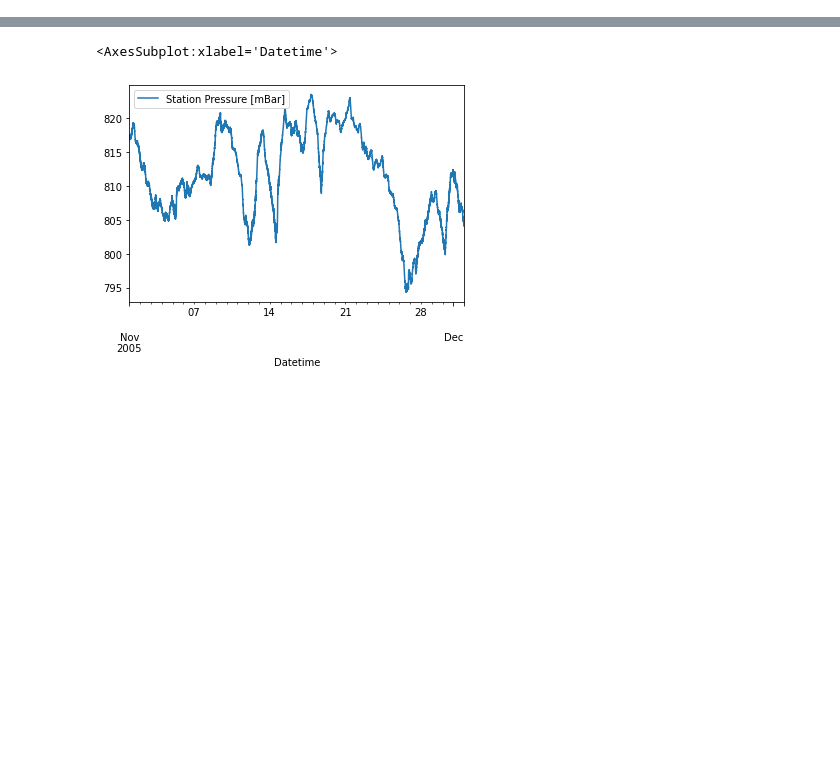
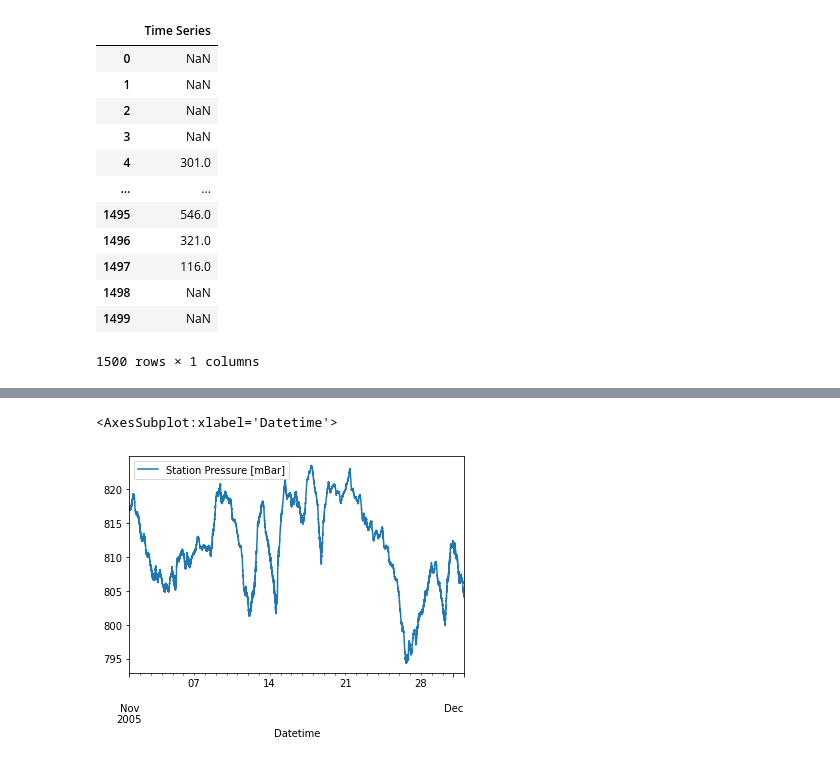
Before and after one commit to avilla2/cis422-project1, a Jupyter notebook: test_pre.ipynb, the cells around one changed output, grey strips where cells are left out. Cells and saved outputs as stored; diff of their text form; code cells hidden in the pictures; blank space fills up the shorter version.

```diff
--- a/test_pre.ipynb
+++ b/test_pre.ipynb
@@ -13,0 +15,17 @@ df.plot()
+# %%
+df = df.replace(0, np.nan)
+df.iloc[:,:]
+# %% [output]
+|  | Time Series |
+| 0 | NaN |
+| 1 | NaN |
+| 2 | NaN |
+| 3 | NaN |
+| 4 | 301.0 |
+| ... | ... |
+| 1495 | 546.0 |
+| 1496 | 321.0 |
+| 1497 | 116.0 |
+| 1498 | NaN |
+| 1499 | NaN |
+1500 rows × 1 columns
```
Also changed, not shown: parts of 8 cells of this notebook, 1 other file.
